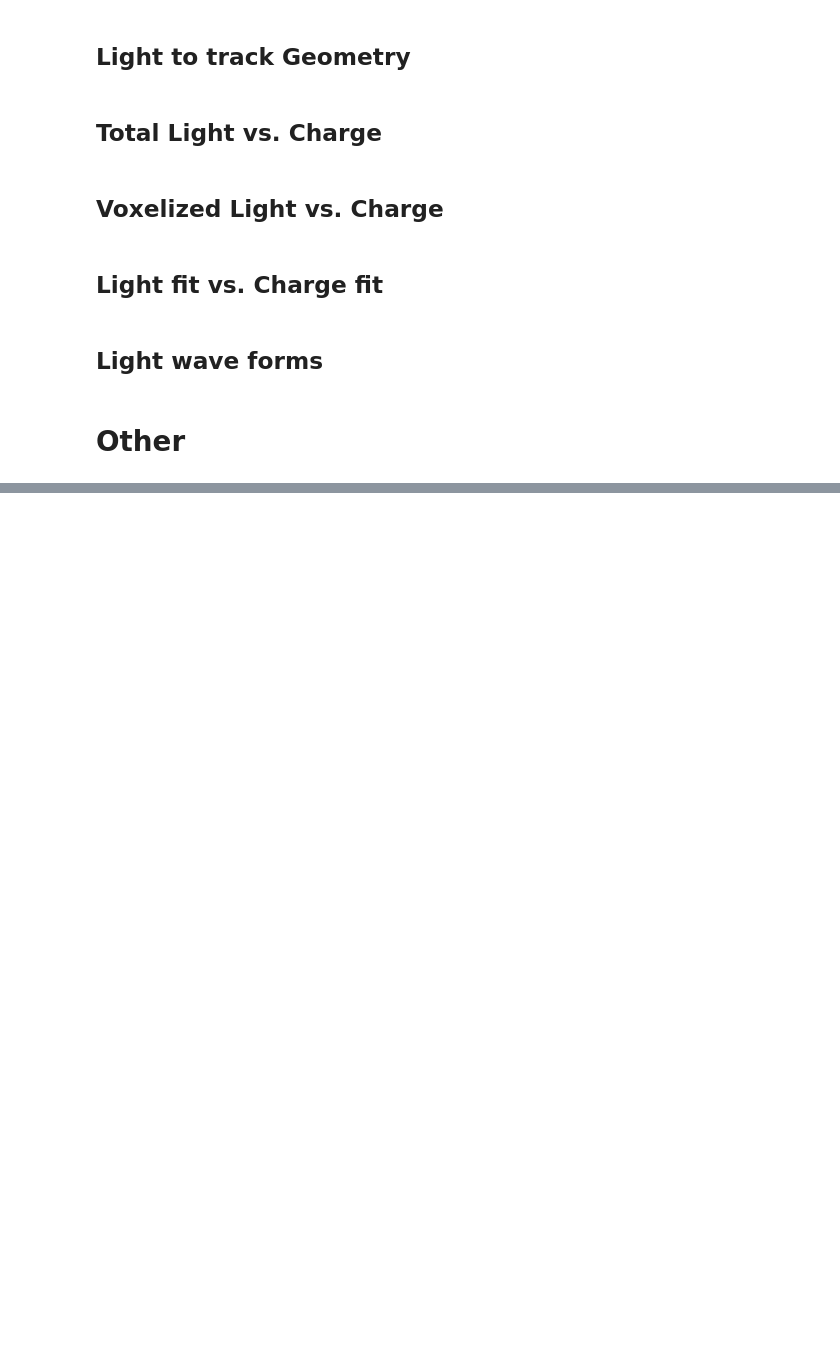
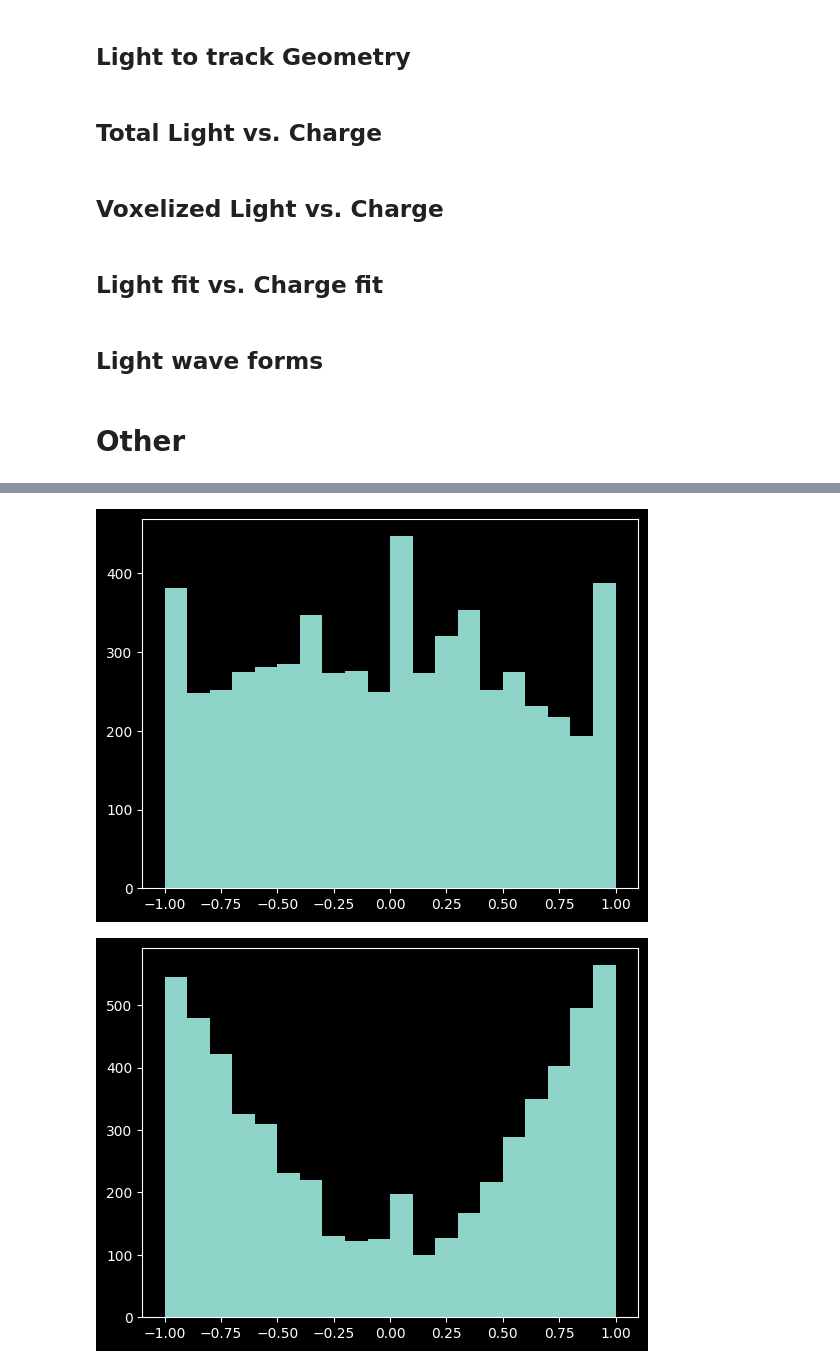
Before and after one commit to SoLAr-Neutrinos/SoLAr-V2-reco, a Jupyter notebook: SoLAr.ipynb, the cells around one changed output, grey strips where cells are left out. Drawn from its saved outputs; the diff is of its cells as text; code cells hidden in the pictures; blank space fills up the shorter version.

```diff
--- a/SoLAr.ipynb
+++ b/SoLAr.ipynb
@@ -641,9 +670,11 @@ def voxelize_hits(
                 point = Point([sipm["x"], sipm["y"], 0])
                 plane = Plane(point=point, normal=[0, 0, 1])
                 line_distances = [
-                    line.distance_point(point)
-                    if not plane.normal.is_parallel(line.direction)
-                    else np.inf
+                    (
+                        line.distance_point(point)
+                        if not plane.normal.is_parallel(line.direction)
+                        else np.inf
+                    )
                     for line in charge_lines
                 ]
                 if line_distances and min(line_distances) < np.inf:
@@ -671,7 +702,7 @@ def voxelize_hits(
             #     label = unique[counts.argmax()]
 
             #     xyz = xyzl_df[labels==label].head(5)
-            xyzl = xyzl_df.head(5)
+            xyzl = xyzl_df.head(5).astype(float)
             inliers, outliers, score = ransacFit(
                 xyzl[["x", "y", "z"]].values,
                 weightArray=xyzl[light_variable].values,
@@ -2641,9 +2696,36 @@ plt.show()
-# %%
-for idx, metric in metrics.items():
-    for track_idx, track in metric.items():
-        if type(track) is dict:
-            if "RANSAC_score" in track:
-                if track["RANSAC_score"] < -100:
-                    print(idx)
-                    print(sum(metric["Fit_labels"] == track_idx))
-                    print(track["RANSAC_score"])
+# %%
+from skspatial.objects import Vector
+
+# Cos^2 of track angles
+cosine = []
+vectors = []
+for idx, metric in metrics.items():
+    for track_idx, track in metric.items():
+        if type(track) is dict:
+            if "RANSAC_score" in track and track["RANSAC_score"] < 0.5:
+                continue
+            if "Fit_norm" in track and track["Fit_norm"] < 1:
+                continue
+            if "Fit_line" in track:
+                cosine.append(track["Fit_line"].direction.cosine_similarity([0, -1, 0]))
+                vectors.append(track["Fit_line"].direction.to_array())
+
+vectors = np.array(vectors)
+cosine = np.array(cosine)
+
+plt.hist(vectors[:, 0], bins=20)
+plt.show()
+plt.hist(vectors[:, 1], bins=20)
+plt.show()
+plt.hist(vectors[:, 2], bins=20)
+plt.show()
+
+plt.hist(sorted(cosine), bins=20)
+plt.hist(np.linspace(-1, 1, len(cosine)), fill=False, bins=20)
+plt.show()
+plt.hist(np.array(sorted(cosine)) ** 2, bins=20)
+plt.hist(np.linspace(-1, 1, len(cosine)) ** 2, fill=False, bins=20)
+plt.show()
+# %% [output]
+[figure, added]
+[figure, added]
```
Also changed, not shown: parts of 17 cells of this notebook, 3 other files.
